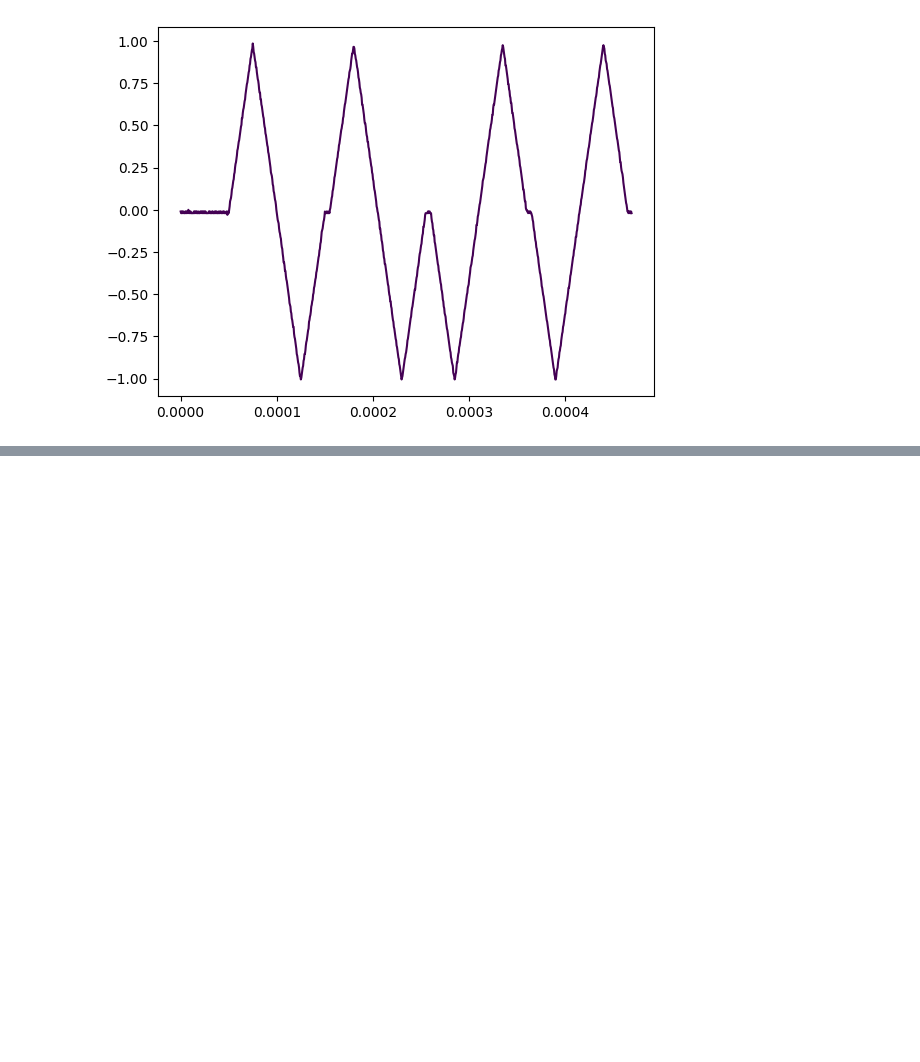
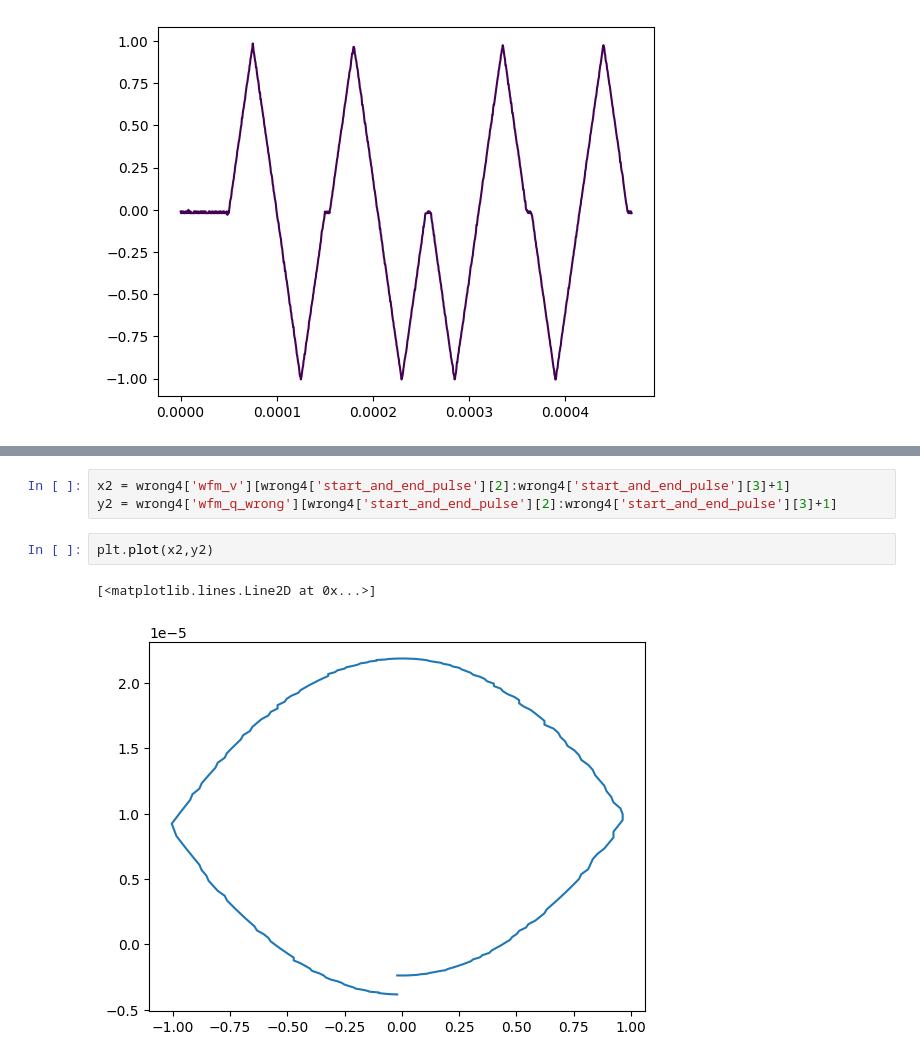
Before and after one commit to ElPsyKurisu/FE, a Jupyter notebook: analysis.ipynb, the cells around one changed output, grey strips where cells are left out. Saved outputs shown, nothing was run; the diff lists cells and outputs as text; blank space fills up the shorter version.

```diff
--- a/analysis.ipynb
+++ b/analysis.ipynb
@@ -166,0 +223,8 @@ array([ 3.00000000e+00,  2.00000000e+00,  2.00000000e+00,  3.00000000e+00,
+# %%
+x2 = wrong4['wfm_v'][wrong4['start_and_end_pulse'][2]:wrong4['start_and_end_pulse'][3]+1]
+y2 = wrong4['wfm_q_wrong'][wrong4['start_and_end_pulse'][2]:wrong4['start_and_end_pulse'][3]+1]
+# %%
+plt.plot(x2,y2)
+# %% [output]
+[<matplotlib.lines.Line2D at 0x...>]
+[figure, added]
```
Also changed, not shown: parts of 18 cells of this notebook.
